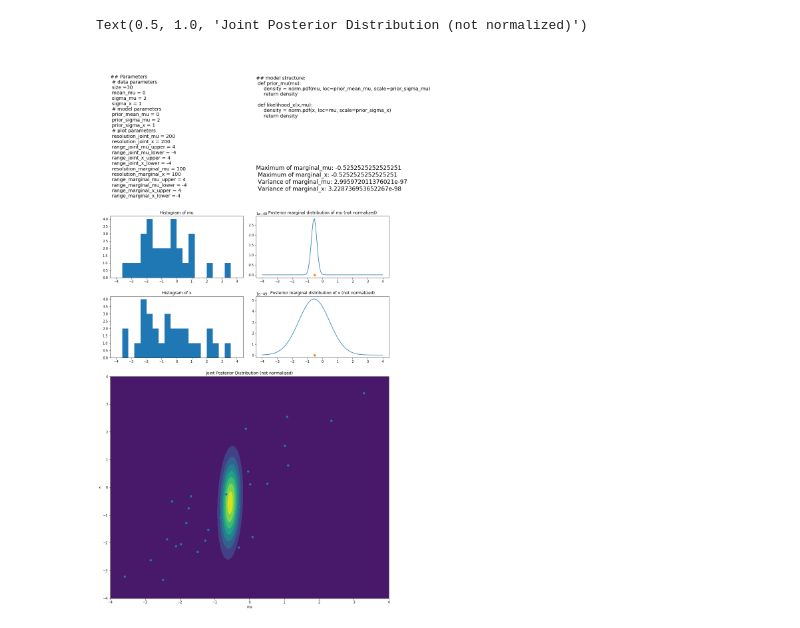
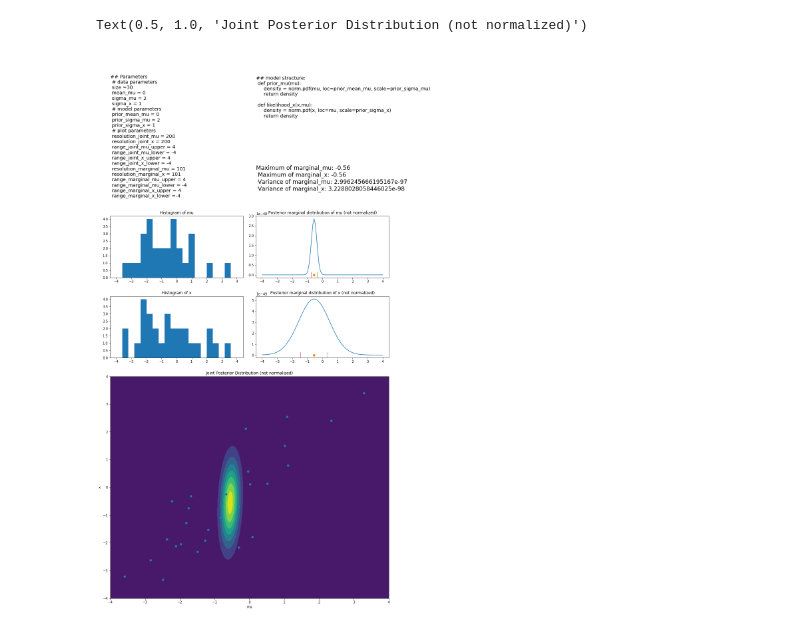
Before and after one commit to jong42/Master_Thesis_CDS, a Jupyter notebook: basic_manual_example.ipynb, the cells around one changed output. Cells and saved outputs as stored; diff of their text form; code cells hidden in the pictures.

Commit message:
Redo display of variance in marginal plots

```diff
--- a/basic_manual_example.ipynb
+++ b/basic_manual_example.ipynb
@@ -31,8 +31,8 @@ range_joint_mu_upper = 4
 range_joint_mu_lower = -4
 range_joint_x_upper = 4
 range_joint_x_lower = -4
-resolution_marginal_mu = 100
-resolution_marginal_x = 100
+resolution_marginal_mu = 101
+resolution_marginal_x = 101
 range_marginal_mu_upper = 4
 range_marginal_mu_lower = -4
 range_marginal_x_upper = 4
@@ -130,3 +119,27 @@ x_max_plot_position = range_marginals_x[x_max_index]
+# %%
+## Calculate aggregations
+
+# Maximum
+mu_max = max(marginals_mu)
+mu_max_index = marginals_mu.index(mu_max)
+mu_max_plot_position = range_marginals_mu[mu_max_index]
+
+x_max = max(marginals_x)
+x_max_index = marginals_x.index(x_max)
+x_max_plot_position = range_marginals_x[x_max_index]
+
+# Variance
+marginals_mu_normalized = marginals_mu / sum(marginals_mu)
+marginals_mu_normalized_increased_rounded = np.round(marginals_mu_normalized * resolution_marginal_mu).astype(int)
+ # Generate each value of range_marginals as much as the normalized increased rounded density for this value is
+simulated_mu = [range_marginals_mu[i] for i in range(0,resolution_marginal_mu) for j in range(0,marginals_mu_normalized_increased_rounded[i])]
+simulated_mu_sd = np.sqrt(np.var(simulated_mu))
+
+marginals_x_normalized = marginals_x / sum(marginals_x)
+marginals_x_normalized_increased_rounded = np.round(marginals_x_normalized * resolution_marginal_x).astype(int)
+ # Generate each value of range_marginals as much as the normalized increased rounded density for this value is
+simulated_x = [range_marginals_x[i] for i in range(0,resolution_marginal_x) for j in range(0,marginals_x_normalized_increased_rounded[i])]
+simulated_x_sd = np.sqrt(np.var(simulated_x))
 # %%
 ## Plot posterior distributions
 
@@ -184,35 +197,35 @@ Variance of marginal_x: ' + str(np.var(marginals_x)) + '\n ',
         fontsize ='xx-large')
 
 plt.subplot(vis_grid[2, 0])
 hist(mu,range=[range_marginal_mu_lower,range_marginal_mu_upper],bins=20)
 plt.title('Histogram of mu')
 
 plt.subplot(vis_grid[2, 1:])
 plt.plot(range_marginals_mu, marginals_mu)
 plt.title('Posterior marginal distribution of mu (not normalized)')
 plot([mu_max_plot_position], [0], 'o')
-#plot([mu_max_plot_position + np.sqrt(np.var(mu))], [0], '|', markersize=20)
-#plot([mu_max_plot_position - np.sqrt(np.var(mu))], [0], '|', markersize=20)
+plot([mu_max_plot_position + simulated_mu_sd], [0], '|', markersize=20)
+plot([mu_max_plot_position - simulated_mu_sd], [0], '|', markersize=20)
 
 plt.subplot(vis_grid[3, 0])
 hist(X,range=[range_marginal_x_lower,range_marginal_x_upper],bins=20)
 plt.title('Histogram of x')
 
 plt.subplot(vis_grid[3, 1:])
 plt.plot(range_marginals_x, marginals_x)
 plt.title('Posterior marginal distribution of x (not normalized)')
 plot([x_max_plot_position], [0], 'o')
-#plot([x_max_plot_position + np.sqrt(np.var(X))], [0], '|', markersize=20)
-#plot([x_max_plot_position - np.sqrt(np.var(X))], [0], '|', markersize=20)
+plot([x_max_plot_position + simulated_x_sd], [0], '|', markersize=20)
+plot([x_max_plot_position - simulated_x_sd], [0], '|', markersize=20)
 
 plt.subplot(vis_grid[4:7, :])
 cnt = contourf(mu_plot, x_plot, grid)
 plt.xlabel('mu')
 plt.ylabel('x')
 plt.ylim((range_joint_x_lower,range_joint_x_upper))
 plt.xlim((range_joint_mu_lower,range_joint_mu_upper))
 _ = plt.scatter(mu, X)
 plt.title('Joint Posterior Distribution (not normalized)')
 # %% [output]
 Text(0.5, 1.0, 'Joint Posterior Distribution (not normalized)')
-[figure, old version]
+[figure, new version]
```
Also changed, not shown: parts of 1 cell of this notebook.
